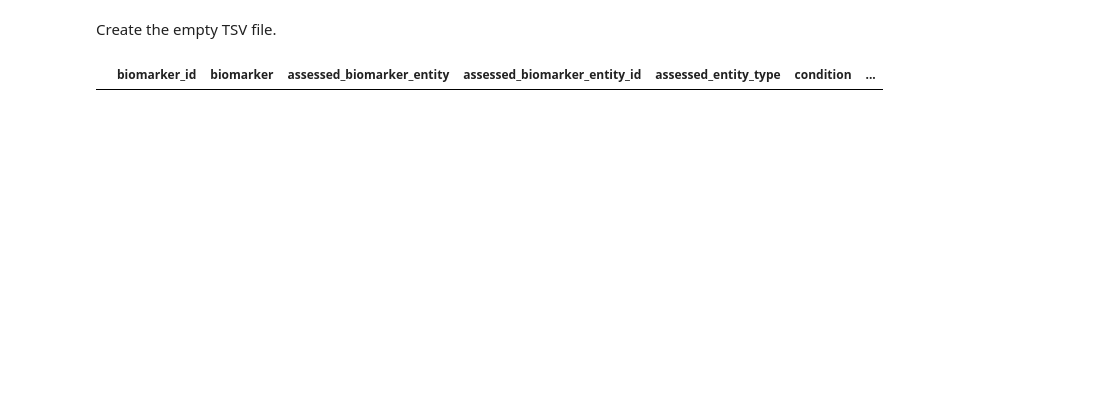
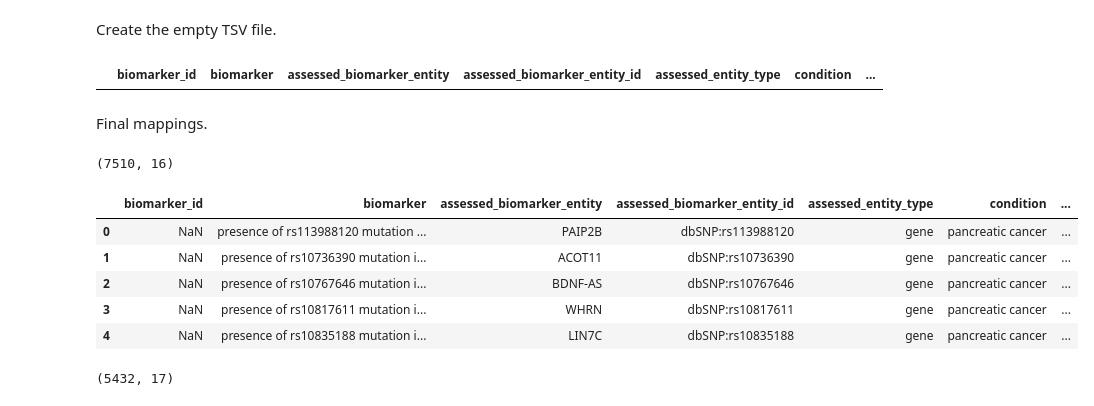
Before and after one commit to clinical-biomarkers/biomarker-partnership, a Jupyter notebook: src/gwas.ipynb, the cells around one changed output. Drawn from its saved outputs; the diff is of its cells as text; code cells hidden in the pictures; blank space fills up the shorter version.

```diff
--- a/src/gwas.ipynb
+++ b/src/gwas.ipynb
@@ -111,3 +307,6 @@ conditions.to_csv('../home/data/processed_data/gwas_conditions.tsv', sep = '\t',
+# %%
+# gwas_processed.to_csv('../home/data/processed_data/GlyGen/gwas/gwas_final_processed.tsv', sep = '\t', index = False)
+gwas_processed = pd.read_csv('../home/data/processed_data/GlyGen/gwas/gwas_final_processed.tsv', sep = '\t', dtype={'doid': str})
 # %% [markdown]
 Create the empty TSV file.
 # %%
@@ -115,3 +314,32 @@ df = pd.DataFrame(columns = tcf.TSV_HEADERS)
 df.head()
 # %% [output]
 |  | biomarker_id | biomarker | assessed_biomarker_entity | assessed_biomarker_entity_id | assessed_entity_type | condition | ... |
+# %% [markdown]
+Final mappings.
+# %%
+df['assessed_biomarker_entity'] = gwas_processed['MAPPED_GENE']
+df['biomarker'] = 'presence of ' + gwas_processed['SNPS'].astype(str) + ' mutation in ' + df['assessed_biomarker_entity']
+df['assessed_biomarker_entity_id'] = 'dbSNP:' + gwas_processed['SNPS'].astype(str)
+df['assessed_entity_type'] = 'gene'
+df['condition'] = gwas_processed['condition'].str.strip()
+df['condition_id'] = 'DOID:' + gwas_processed['doid'].astype(str).str.strip()
+df['best_biomarker_role'] = 'risk'
+df['evidence_source'] = 'GWAS:' + gwas_processed['MAPPED_GENE'].astype(str).str.strip()
+df['tag'] = 'biomarker;assessed_biomarker_entity_id;assessed_biomarker_entity;specimen;condition'
+
+print(df.shape)
+df.head()
+# %% [output]
+(7510, 16)
+|  | biomarker_id | biomarker | assessed_biomarker_entity | assessed_biomarker_entity_id | assessed_entity_type | condition | ... |
+| 0 | NaN | presence of rs113988120 mutation ... | PAIP2B | dbSNP:rs113988120 | gene | pancreatic cancer | ... |
+| 1 | NaN | presence of rs10736390 mutation i... | ACOT11 | dbSNP:rs10736390 | gene | pancreatic cancer | ... |
+| 2 | NaN | presence of rs10767646 mutation i... | BDNF-AS | dbSNP:rs10767646 | gene | pancreatic cancer | ... |
+| 3 | NaN | presence of rs10817611 mutation i... | WHRN | dbSNP:rs10817611 | gene | pancreatic cancer | ... |
+| 4 | NaN | presence of rs10835188 mutation i... | LIN7C | dbSNP:rs10835188 | gene | pancreatic cancer | ... |
+# %%
+# drop rows that are full duplicates
+df = df.drop_duplicates()
+df.shape
+# %% [output]
+(5432, 17)
```
Also changed, not shown: parts of 39 cells of this notebook.
